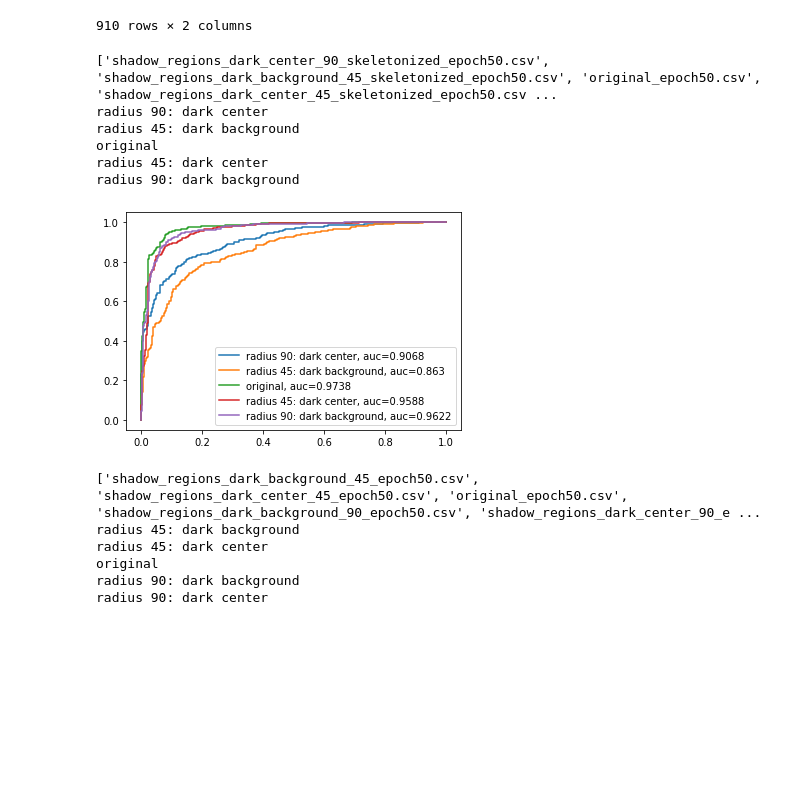
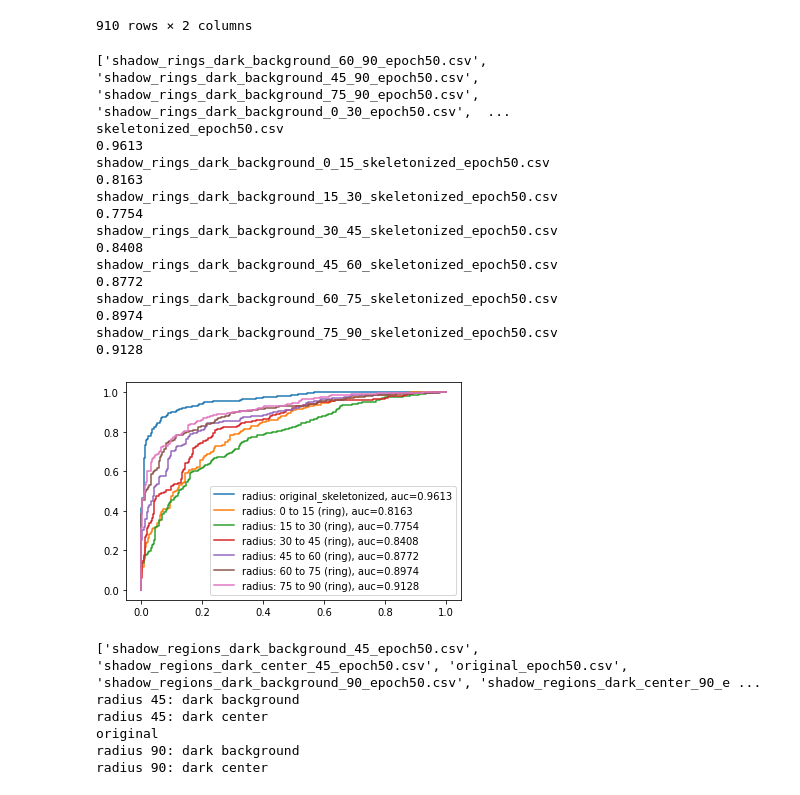
Before and after one commit to Centrattic/race, a Jupyter notebook: classifier_experiments/train.ipynb, the cells around one changed output. Saved outputs shown, nothing was run; the diff lists cells and outputs as text; code cells hidden in the pictures; blank space fills up the shorter version.

```diff
--- a/classifier_experiments/train.ipynb
+++ b/classifier_experiments/train.ipynb
@@ -839,13 +1147,62 @@ labels_skel = ['radius 90: dark center', 'radius 45: dark background', 'original
+# %%
+d30_dark_back = ['original_epoch50.csv', 'shadow_rings_dark_background_0_30_epoch50.csv', 'shadow_rings_dark_background_30_60_epoch50.csv', 'shadow_rings_dark_background_60_90_epoch50.csv']
+d30_dark_back_skel = ['skeletonized_epoch50.csv', 'shadow_rings_dark_background_0_30_skeletonized_epoch50.csv',
+                      'shadow_rings_dark_background_30_60_skeletonized_epoch50.csv',
+                      'shadow_rings_dark_background_60_90_skeletonized_epoch50.csv']
+
+d30_dark_center = ['original_epoch50.csv', 'shadow_rings_dark_center_0_30_epoch50.csv', 'shadow_rings_dark_center_30_60_epoch50.csv', 'shadow_rings_dark_center_60_90_epoch50.csv']
+d30_dark_center_skel = ['skeletonized_epoch50.csv', 'shadow_rings_dark_center_0_30_skeletonized_epoch50.csv',
+                        'shadow_rings_dark_center_30_60_skeletonized_epoch50.csv',
+                        'shadow_rings_dark_center_60_90_skeletonized_epoch50.csv']
+
+
+d15_dark_back = ['original_epoch50.csv', 'shadow_rings_dark_background_0_15_epoch50.csv', 'shadow_rings_dark_background_15_30_epoch50.csv',
+                 'shadow_rings_dark_background_30_45_epoch50.csv', 'shadow_rings_dark_background_45_60_epoch50.csv',
+                 'shadow_rings_dark_background_60_75_epoch50.csv', 'shadow_rings_dark_background_75_90_epoch50.csv']
+d15_dark_back_skel = ['skeletonized_epoch50.csv', 'shadow_rings_dark_background_0_15_skeletonized_epoch50.csv',
+                        'shadow_rings_dark_background_15_30_skeletonized_epoch50.csv',
+                        'shadow_rings_dark_background_30_45_skeletonized_epoch50.csv',
+                        'shadow_rings_dark_background_45_60_skeletonized_epoch50.csv',
+                        'shadow_rings_dark_background_60_75_skeletonized_epoch50.csv',
+                        'shadow_rings_dark_background_75_90_skeletonized_epoch50.csv']
+
+d15_dark_center = ['original_epoch50.csv', 'shadow_rings_dark_center_0_15_epoch50.csv', 'shadow_rings_dark_center_15_30_epoch50.csv',
+                 'shadow_rings_dark_center_30_45_epoch50.csv', 'shadow_rings_dark_center_45_60_epoch50.csv',
+                 'shadow_rings_dark_center_60_75_epoch50.csv', 'shadow_rings_dark_center_75_90_epoch50.csv']
+d15_dark_center_skel = ['skeletonized_epoch50.csv', 'shadow_rings_dark_center_0_15_skeletonized_epoch50.csv',
+                        'shadow_rings_dark_center_15_30_skeletonized_epoch50.csv',
+                        'shadow_rings_dark_center_30_45_skeletonized_epoch50.csv',
+                        'shadow_rings_dark_center_45_60_skeletonized_epoch50.csv',
+                        'shadow_rings_dark_center_60_75_skeletonized_epoch50.csv',
+                        'shadow_rings_dark_center_75_90_skeletonized_epoch50.csv']
+
+
+d30_labels = ['original', '0 to 30 (ring)', '30 to 60 (ring)', '60 to 90 (ring)']
+d30_labels_skel = ['original_skeletonized', '0 to 30 (ring)', '30 to 60 (ring)', '60 to 90 (ring)']
+
+d15_labels = ['original', '0 to 15 (ring)', '15 to 30 (ring)', '30 to 45 (ring)',
+              '45 to 60 (ring)', '60 to 75 (ring)', '75 to 90 (ring)']
+d15_labels_skel = ['original_skeletonized', '0 to 15 (ring)', '15 to 30 (ring)', '30 to 45 (ring)',
+                   '45 to 60 (ring)', '60 to 75 (ring)', '75 to 90 (ring)']
 # %%
-make_roc_plot("./outputs/probabilities/", 50, labels_skel, True)
+make_roc_plot("./outputs/probabilities/", 50, False, 'dark_background', True, d15_labels_skel, d15_dark_back_skel)
 # %% [output]
-['shadow_regions_dark_center_90_skeletonized_epoch50.csv', 'shadow_regions_dark_background_45_skeletonized_epoch50.csv', 'original_epoch50.csv', 'shadow_regions_dark_center_45_skeletonized_epoch50.csv ...
-radius 90: dark center
-radius 45: dark background
-original
-radius 45: dark center
-radius 90: dark background
+['shadow_rings_dark_background_60_90_epoch50.csv', 'shadow_rings_dark_background_45_90_epoch50.csv', 'shadow_rings_dark_background_75_90_epoch50.csv', 'shadow_rings_dark_background_0_30_epoch50.csv',  ...
+skeletonized_epoch50.csv
+0.9613
+shadow_rings_dark_background_0_15_skeletonized_epoch50.csv
+0.8163
+shadow_rings_dark_background_15_30_skeletonized_epoch50.csv
+0.7754
+shadow_rings_dark_background_30_45_skeletonized_epoch50.csv
+0.8408
+shadow_rings_dark_background_45_60_skeletonized_epoch50.csv
+0.8772
+shadow_rings_dark_background_60_75_skeletonized_epoch50.csv
+0.8974
+shadow_rings_dark_background_75_90_skeletonized_epoch50.csv
+0.9128
-[figure, old version]
+[figure, new version]
 # %%
 labels_noskel = ['radius 45: dark background', 'radius 45: dark center', 'original', 'radius 90: dark background', 'radius 90: dark center']
 # %%
```
Also changed, not shown: parts of 38 cells of this notebook, 5 other files.
